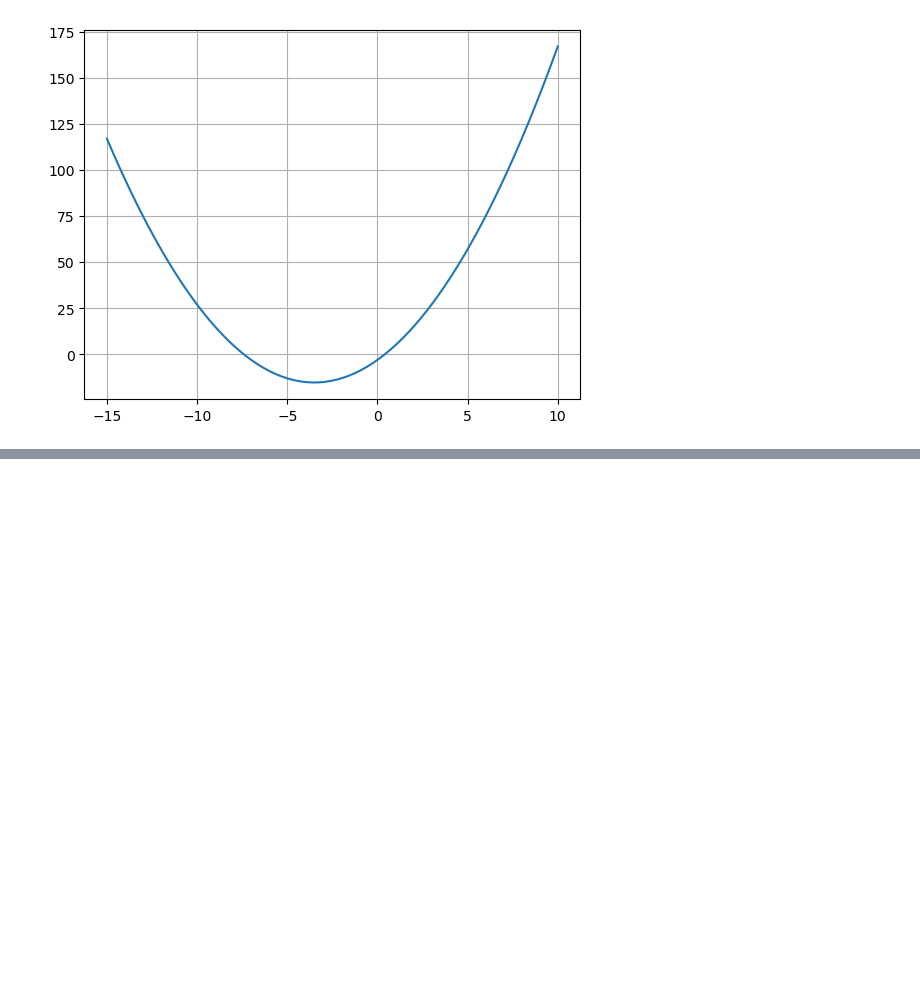
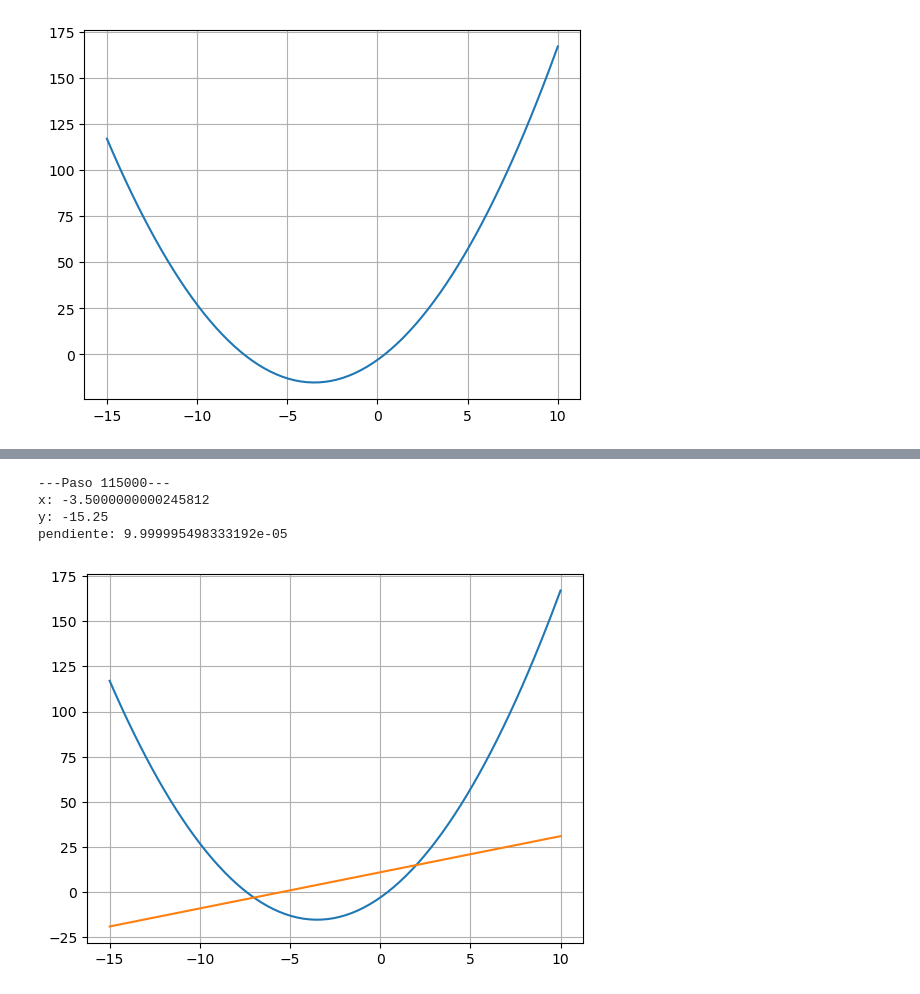
Before and after one commit to braiso-22/pruebasPyplot, a Jupyter notebook: pruebas_pyplot.ipynb, the cells around one changed output, grey strips where cells are left out. Drawn from its saved outputs; the diff is of its cells as text; code cells hidden in the pictures; blank space fills up the shorter version.

```diff
--- a/pruebas_pyplot.ipynb
+++ b/pruebas_pyplot.ipynb
@@ -47,0 +69,25 @@ print(calcula_y(-3.505))
+# %%
+paso = 0.0001
+x2 = xinicial
+i = 0
+while(True):
+    x2 += paso
+    y2 = calcula_y(x2)
+    derivada4 = derivada(calcula_y, x2, paso)
+    i+=1
+    if derivada4 < paso and derivada4 > -paso:
+        break
+print(f"---Paso {i}---")
+print(f'x: {x2}')
+print(f'y: {y2}')
+print(f'pendiente: {derivada4}')
+plt.grid()
+plt.plot(x, y)
+plt.plot(x, derivada1)
+plt.show()
+# %% [output]
+---Paso 115000---
+x: -3.5000000000245812
+y: -15.25
+pendiente: 9.999995498333192e-05
+[figure, added]
```
Also changed, not shown: parts of 2 cells of this notebook.
